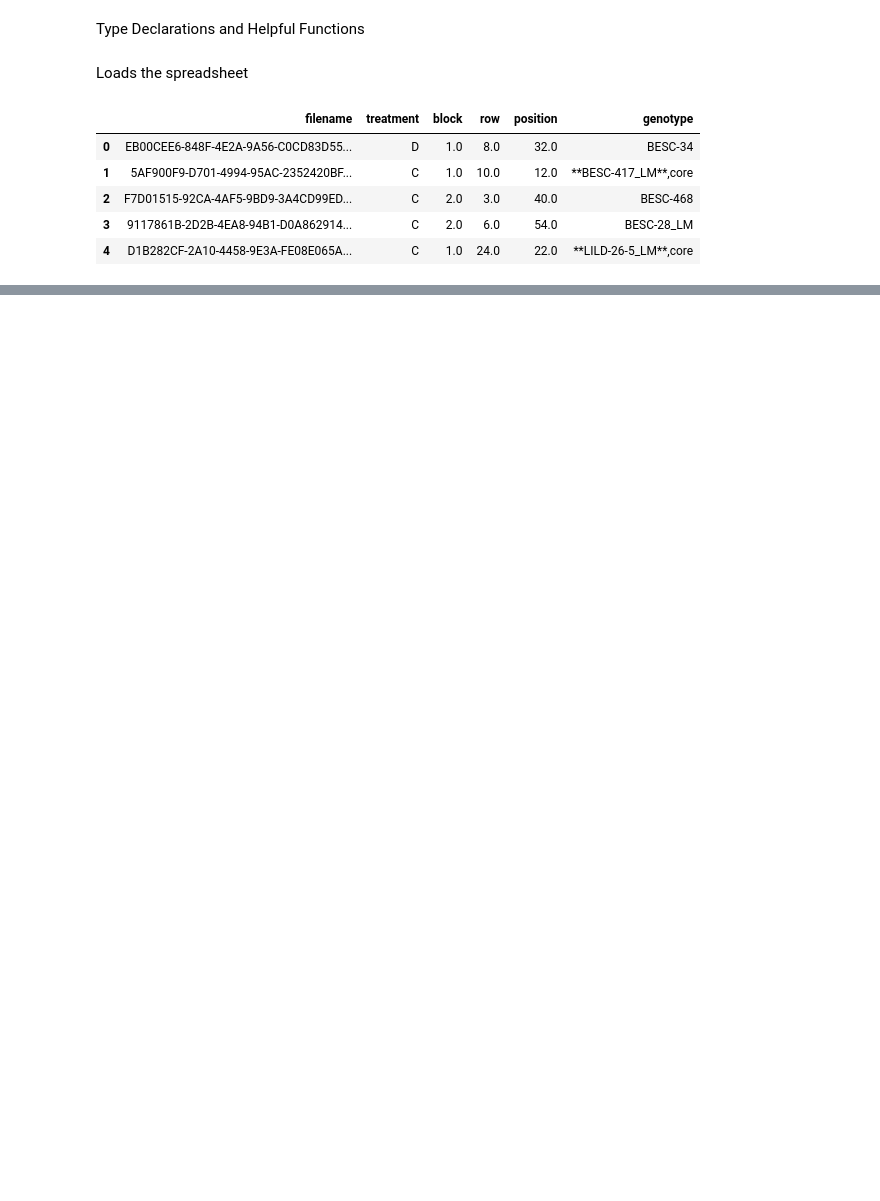
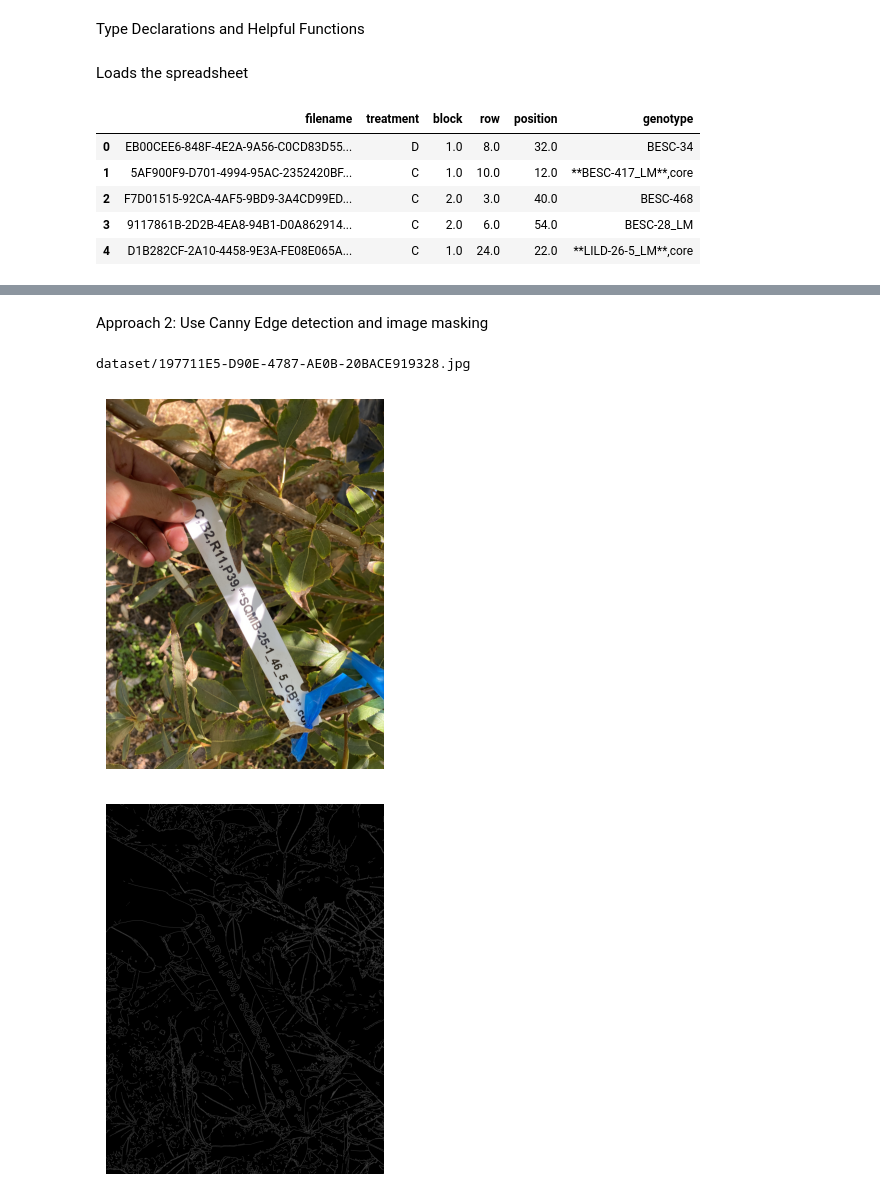
Before and after one commit to vivaansinghvi07/smoky-mountain-data-comp, a Jupyter notebook: step2.ipynb, the cells around one changed output, grey strips where cells are left out. Drawn from its saved outputs; the diff is of its cells as text; code cells hidden in the pictures; blank space fills up the shorter version.

Commit message:
canny

```diff
--- a/step2.ipynb
+++ b/step2.ipynb
@@ -64,0 +78,28 @@ dataset/7621CBDE-5EF2-4988-BD56-A44FFAD7CAA7.jpg
+# %% [markdown]
+Approach 2: Use Canny Edge detection and image masking
+# %%
+def get_leaves(img: cv2.Image, debug: bool = True) -> Any:
+    hsv_img = cv2.cvtColor(img, cv2.COLOR_BGR2HSV)
+    mask = cv2.inRange(hsv_img, (20, 70, 60), (80, 255, 255))
+    masked = cv2.bitwise_and(img, img, mask=mask)
+    biggest_leaves = get_optimized_contours(masked, n=5, debug=False)
+    masked = cv2.drawContours(masked, biggest_leaves, -1, (0, 0, 255), 5)
+    if debug: imshow(masked)
+
+filename = f"dataset/{get_random_filename(SHEET_DATA)}"
+filename = 'dataset/197711E5-D90E-4787-AE0B-20BACE919328.jpg' # uncomment this line to mess around with a specific filename
+print(filename)
+img = cv2.imread(filename)
+imshow(img)
+img_blur = cv2.GaussianBlur(img, (13, 13), sigmaX=0, sigmaY=0)
+edges = cv2.Canny(img_blur, threshold1=0, threshold2=50)
+imshow(edges)
+cv2.imwrite("edges.png", edges)
+contours = cv2.findContours(edges, cv2.RETR_EXTERNAL, cv2.CHAIN_APPROX_SIMPLE)[0]
+contours = sorted(contours, key=lambda x: float(np.prod(cv2.boundingRect(x)[-2:])), reverse=True)[:100]
+drawn_contours = cv2.drawContours(cv2.cvtColor(edges, cv2.COLOR_GRAY2BGR), contours, -1, (0, 0, 255), 5)
+imshow(drawn_contours)
+# %% [output]
+dataset/197711E5-D90E-4787-AE0B-20BACE919328.jpg
+[figure, added]
+[figure, added]
```
Also changed, not shown: parts of 6 cells of this notebook.
